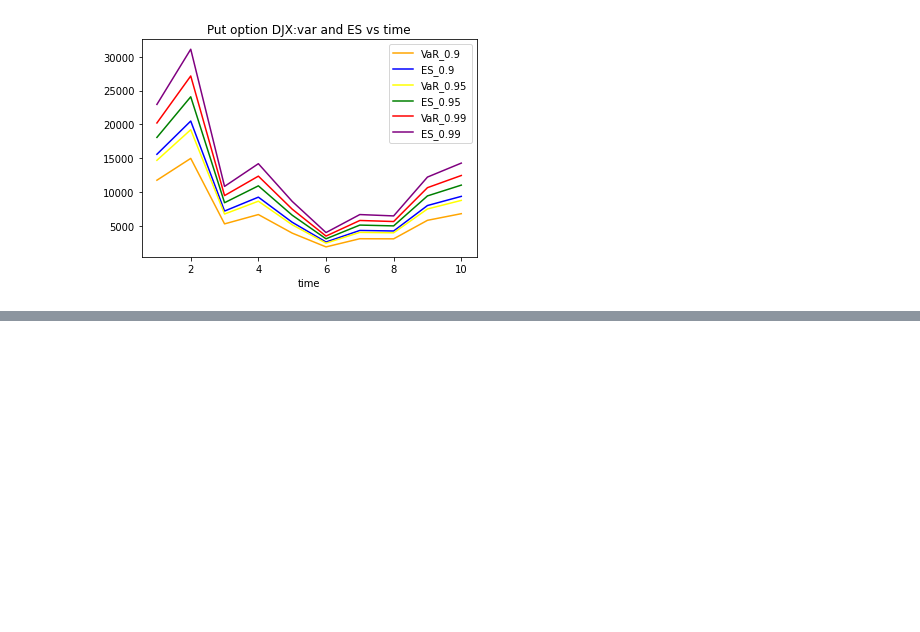
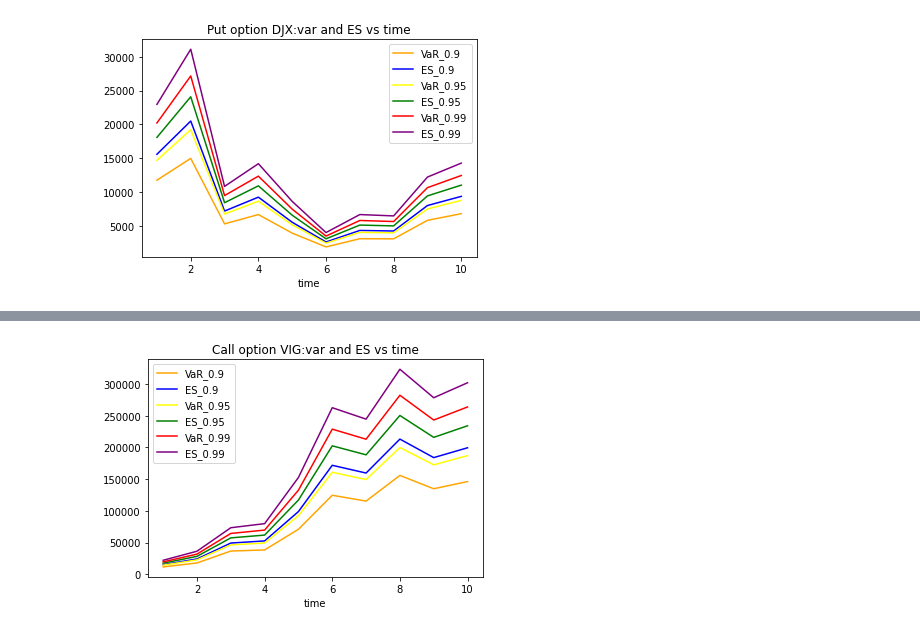
Before and after one commit to ZiyueNie/575, a Jupyter notebook: src/IB_new.ipynb, the cells around one changed output, grey strips where cells are left out. Cells and saved outputs as stored; diff of their text form; code cells hidden in the pictures; blank space fills up the shorter version.

```diff
--- a/src/IB_new.ipynb
+++ b/src/IB_new.ipynb
@@ -238,0 +241,5 @@ print(DIA)
+# %%
+vig=option_N('VIG',131,200,0,91)
+e=plot_N(vig)
+# %% [output]
+[figure, added]
```
Also changed, not shown: parts of 9 cells of this notebook.
